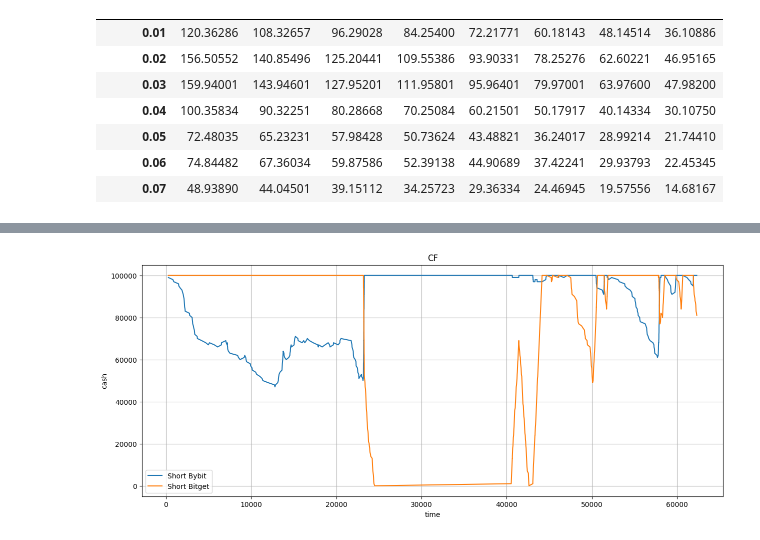
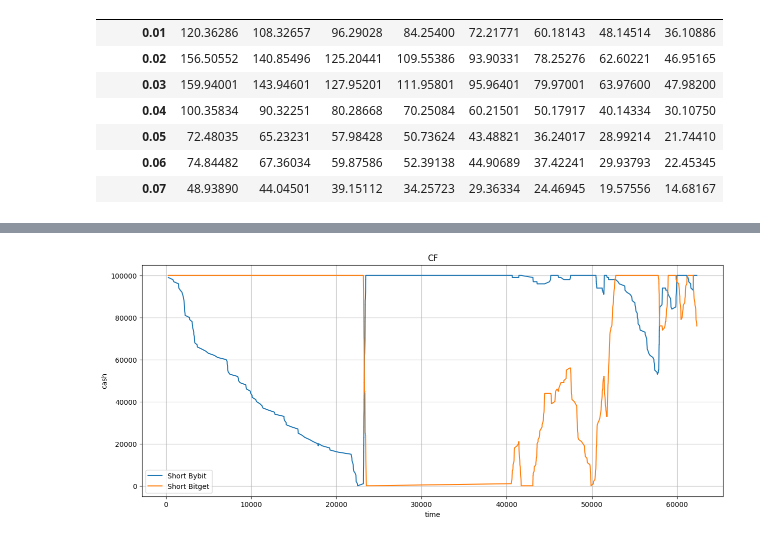
Before and after one commit to JohnsonHsiao/DC_capital_intern, a Jupyter notebook: arb_bybit_bitget.ipynb, the cells around one changed output, grey strips where cells are left out. Cells and saved outputs as stored; diff of their text form; code cells hidden in the pictures.

```diff
--- a/arb_bybit_bitget.ipynb
+++ b/arb_bybit_bitget.ipynb
@@ -7,9 +7,9 @@ pd.set_option('display.max_columns', 10)
 pd.set_option('display.width', 10)
 
 
-bitget_df = pd.read_csv('/Users/johnsonhsiao/DC_capital/data/bitget/1m_BTC.csv')
+bitget_df = pd.read_csv('C:\\Users\\Intern\\Documents\\intern_research_nb\\bitget\\1m_BTC.csv')
 bitget = bitget_df[:-3]
-bybit = pd.read_csv('/Users/johnsonhsiao/DC_capital/data/bybit/1m_BTC.csv')
+bybit = pd.read_csv('C:\\Users\\Intern\\Documents\\intern_research_nb\\bybit\\1m_BTC.csv')
 spread = ((bybit['close'] - bitget['close'].astype(float)) / ((bybit['close'] + bitget['close'].astype(float)) / 2)) * 100
 
 data = pd.DataFrame()
@@ -89,12 +89,11 @@ plt.show()
 # %%
-
 entry_threshold = 0.05
 cost = 0.065
-exp_earn = 0.01
+exp_earn = 0.03
 exit_threshold = cost + exp_earn
 unit_size = 1000
 possibility = 1 #定義每次的profit獲利空間
-interval = 10  #如果行情發生的時候我們在時間內平均多少次orderbook更新才能成交一次
+interval = 5  #如果行情發生的時候我們在時間內平均多少次orderbook更新才能成交一次
 
 exit_threshold = cost + exp_earn
 unit = 1
@@ -112,55 +111,55 @@ pnl = 0
 pnl_history = []
 
 for i in range(len(data)):
-    spread = data['spread'].iloc[i]
+        spread = data['spread'].iloc[i]
 
-    if spread > entry_threshold and A_positions <= 0 and A_cash > 0:
-        if trade_records != [] and trade_records[-1]['direction'] == 'short' and i - trade_records[-1]['time'] < interval:
-            continue #用來判斷連續行情不重複下單的情況
-        else:
-            A_positions -= unit
-            entry_short_prices.append(spread)
-            avg_short_price = sum(entry_short_prices) / len(entry_short_prices)
-            trade_records.append({'time': i, 'Spread': spread, 'avg_short_price': avg_short_price, 'direction': 'short','A_position':A_positions})
+        if spread > entry_threshold and A_positions <= 0 and A_cash > 0:
+            if trade_records != [] and trade_records[-1]['direction'] == 'short' and i - trade_records[-1]['time'] < interval:
+                continue #用來判斷連續行情不重複下單的情況
+            else:
+                A_positions -= unit
+                entry_short_prices.append(spread)
+                avg_short_price = sum(entry_short_prices) / len(entry_short_prices)
+                trade_records.append({'time': i, 'Spread': spread, 'avg_short_price': avg_short_price, 'direction': 'short','A_position':A_positions})
 
-            A_cash -= unit * unit_size
-            cash_flow.append({'time': i, 'A_Cash': A_cash, 'B_cash': B_cash, 'direction': 'short'})
+                A_cash -= unit * unit_size
+                cash_flow.append({'time': i, 'A_Cash': A_cash, 'B_cash': B_cash, 'direction': 'short'})
 
-    elif spread < -entry_threshold and B_positions <= 0 and B_cash > 0:
-        if trade_records != [] and trade_records[-1]['direction'] == 'long' and i - trade_records[-1]['time'] < interval:
-            continue
-        else:
-            B_positions -= unit
-            entry_long_prices.append(spread)
-            avg_long_price = sum(entry_long_prices) / len(entry_long_prices)
-            trade_records.append({'time': i, 'Spread': spread, 'avg_long_price': avg_long_price, 'direction': 'long','B_position':B_positions})
+        elif spread < -entry_threshold and B_positions <= 0 and B_cash > 0:
+            if trade_records != [] and trade_records[-1]['direction'] == 'long' and i - trade_records[-1]['time'] < interval:
+                continue
+            else:
+                B_positions -= unit
+                entry_long_prices.append(spread)
+                avg_long_price = sum(entry_long_prices) / len(entry_long_prices)
+                trade_records.append({'time': i, 'Spread': spread, 'avg_long_price': avg_long_price, 'direction': 'long','B_position':B_positions})
 
-            B_cash -= unit * unit_size
-            cash_flow.append({'time': i, 'A_Cash': A_cash, 'B_cash': B_cash, 'direction': 'long'})
+                B_cash -= unit * unit_size
+                cash_flow.append({'time': i, 'A_Cash': A_cash, 'B_cash': B_cash, 'direction': 'long'})
 
-    if avg_short_price - spread > exit_threshold and A_positions < 0 :
-        if trade_records[-1]['direction'] == 'close short' and i - trade_records[-1]['time'] < interval:
-            continue
-        else:
-            A_positions += unit
-            pnl += (avg_short_price - spread - cost) * unit_size * possibility
+        if avg_short_price - spread > exit_threshold and A_positions < 0 :
+            if trade_records[-1]['direction'] == 'close short' and i - trade_records[-1]['time'] < interval:
+                continue
+            else:
+                A_positions += unit
+                pnl += (avg_short_price - spread - cost) * unit_size * possibility
 
-            pnl_history.append({'time': i, 'PnL': pnl})
-            trade_records.append({'time': i, 'Spread': spread, 'avg_short_price': avg_short_price, 'direction': 'close short','A_position':A_positions})
-            A_cash += unit * unit_size
-            cash_flow.append({'time': i, 'A_Cash': A_cash, 'B_cash': B_cash, 'direction': 'close short'})
+                pnl_history.append({'time': i, 'PnL': pnl})
+                trade_records.append({'time': i, 'Spread': spread, 'avg_short_price': avg_short_price, 'direction': 'close short','A_position':A_positions})
+                A_cash += unit * unit_size
+                cash_flow.append({'time': i, 'A_Cash': A_cash, 'B_cash': B_cash, 'direction': 'close short'})
 
-    elif spread - avg_long_price > exit_threshold  and B_positions < 0 :
-        if trade_records[-1]['direction'] == 'close long' and i - trade_records[-1]['time'] < interval:
-            continue
-        else:
-            B_positions += unit
-            pnl += (spread - avg_long_price - cost) * unit_size * possibility
+        elif spread - avg_long_price > exit_threshold  and B_positions < 0 :
+            if trade_records[-1]['direction'] == 'close long' and i - trade_records[-1]['time'] < interval:
+                continue
+            else:
+                B_positions += unit
+                pnl += (spread - avg_long_price - cost) * unit_size * possibility
 
-            pnl_history.append({'time': i, 'PnL': pnl})
-            trade_records.append({'time': i, 'Spread': spread, 'avg_long_price': avg_long_price, 'direction': 'close long','B_position':B_positions})
-            B_cash += unit * unit_size
-            cash_flow.append({'time': i, 'A_Cash': A_cash, 'B_cash': B_cash, 'direction': 'close long'})
+                pnl_history.append({'time': i, 'PnL': pnl})
+                trade_records.append({'time': i, 'Spread': spread, 'avg_long_price': avg_long_price, 'direction': 'close long','B_position':B_positions})
+                B_cash += unit * unit_size
+                cash_flow.append({'time': i, 'A_Cash': A_cash, 'B_cash': B_cash, 'direction': 'close long'})
 
 
 trade_records_df = pd.DataFrame(trade_records)
@@ -237 +236 @@ total pnl            : 105.60301
-[figure, old version]
+[figure, new version]
```
Also changed, not shown: parts of 3 cells of this notebook, 1 other file.
